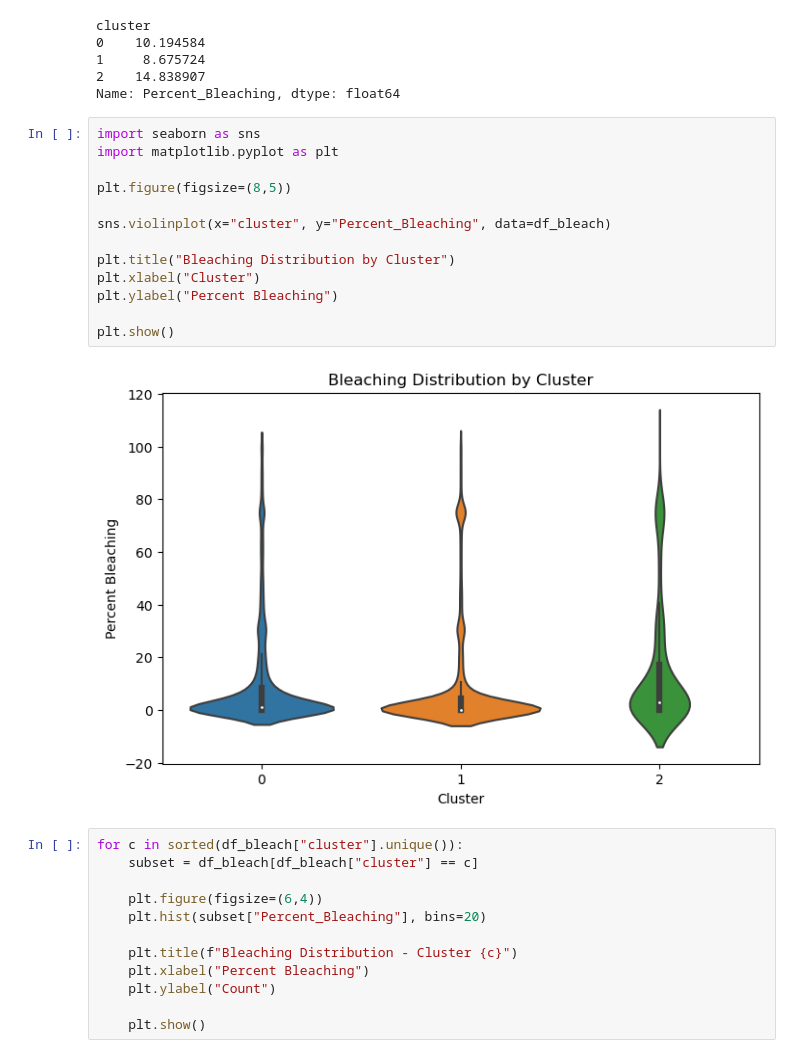
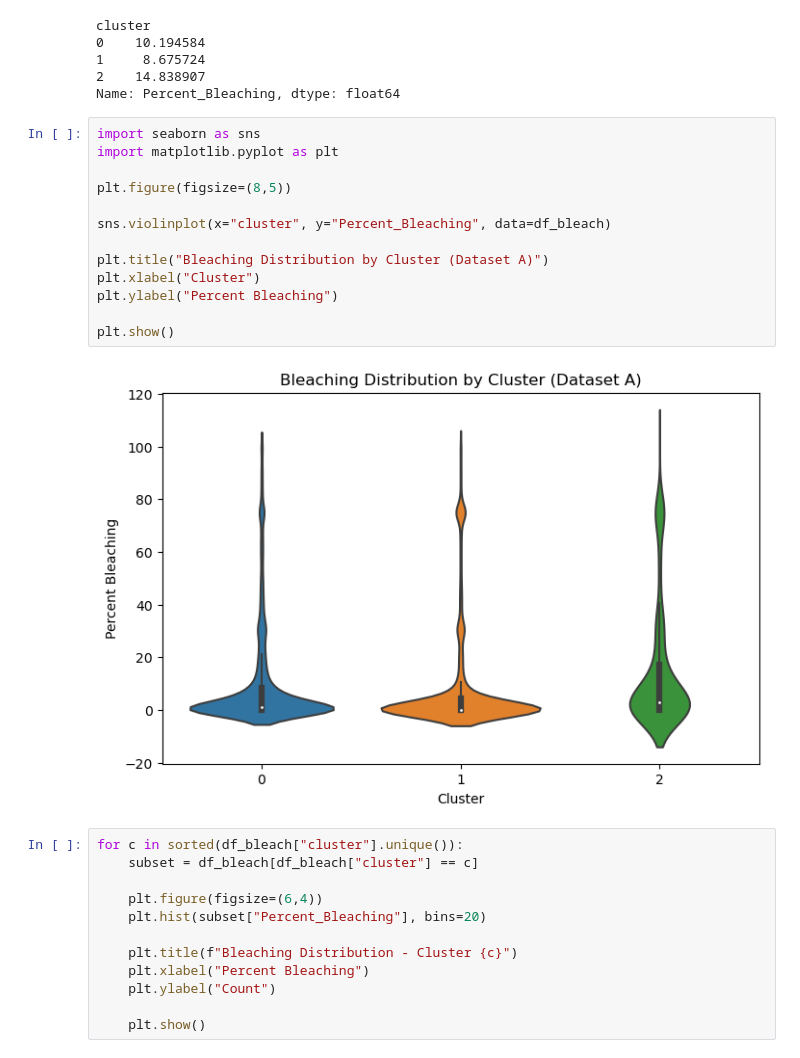
Before and after one commit to gebert98/CSCI4022Project, a Jupyter notebook: AnalysisA.ipynb, the cells around one changed output. Drawn from its saved outputs; the diff is of its cells as text.

```diff
--- a/AnalysisA.ipynb
+++ b/AnalysisA.ipynb
@@ -201,18 +201,18 @@ Name: Percent_Bleaching, dtype: float64
 # %%
 import seaborn as sns
 import matplotlib.pyplot as plt
 
 plt.figure(figsize=(8,5))
 
 sns.violinplot(x="cluster", y="Percent_Bleaching", data=df_bleach)
 
-plt.title("Bleaching Distribution by Cluster")
+plt.title("Bleaching Distribution by Cluster (Dataset A)")
 plt.xlabel("Cluster")
 plt.ylabel("Percent Bleaching")
 
 plt.show()
 # %% [output]
-[figure, old version]
+[figure, new version]
 # %%
 for c in sorted(df_bleach["cluster"].unique()):
     subset = df_bleach[df_bleach["cluster"] == c]
```
Also changed, not shown: parts of 4 cells of this notebook, 1 other file.
